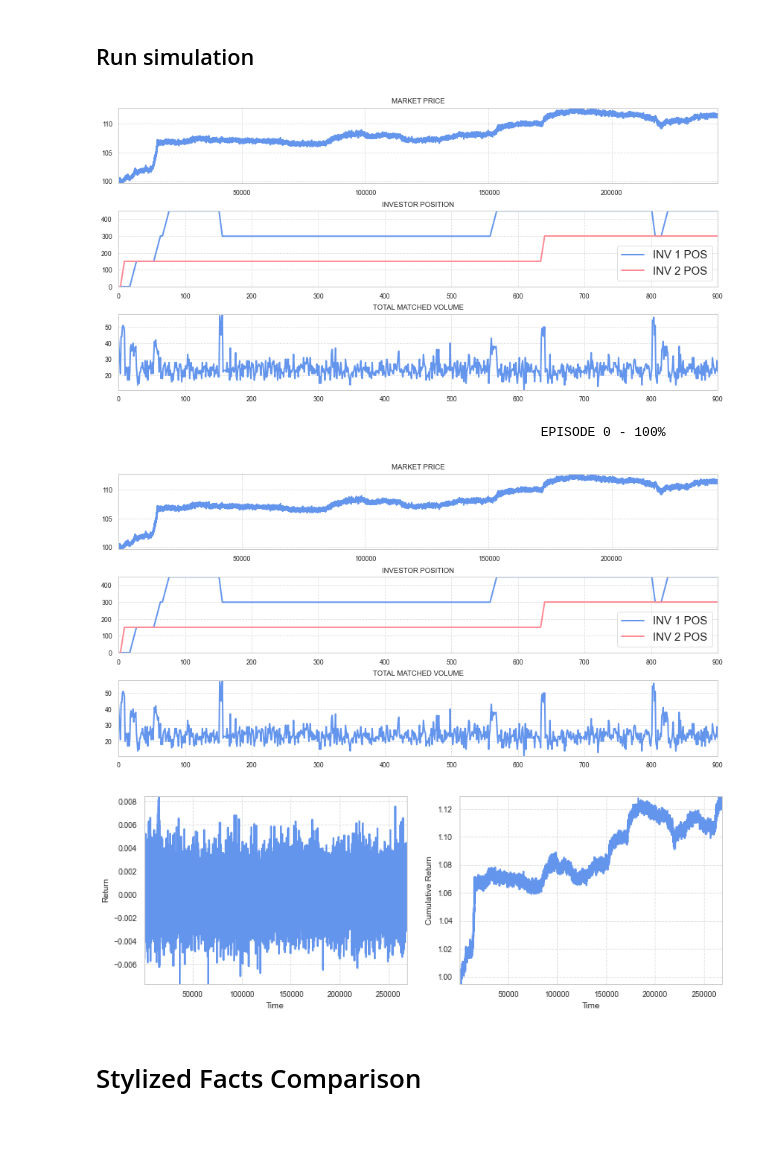
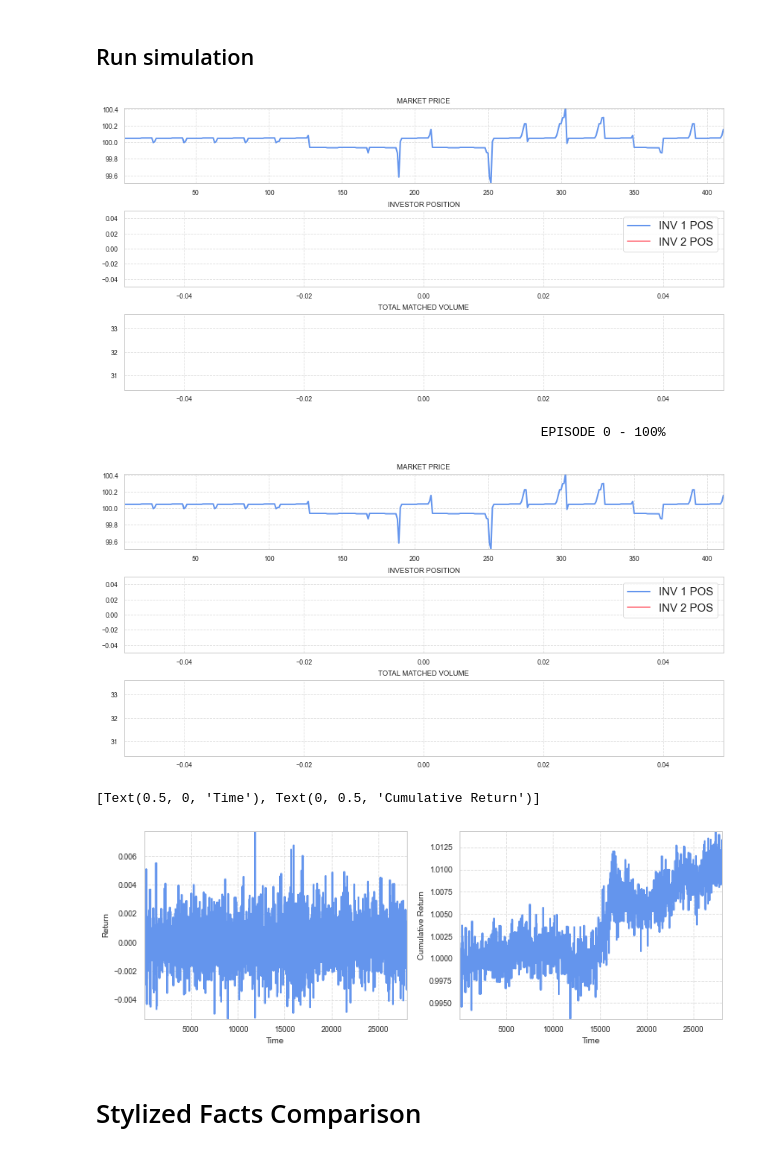
Before and after one commit to victoremil1996/rl_for_trading, a Jupyter notebook: notebooks/market_simulation_main.ipynb, the cells around one changed output. Cells and saved outputs as stored; diff of their text form; code cells hidden in the pictures.

```diff
--- a/notebooks/market_simulation_main.ipynb
+++ b/notebooks/market_simulation_main.ipynb
@@ -139,7 +139,7 @@ for j in range(n_agents):
 # %% [markdown]
 ## Run simulation
 # %%
-time_periods = 1000
+time_periods = 100
 n_episodes = 1
 rl_profit = []
 market_prices = []
@@ -263,36 +263,36 @@ for episode in range(n_episodes):
             all_stacked_returns = np.hstack((all_stacked_returns, returns.values.flatten()))
             # stack autocorrels
             #temp_auto_returns = pd.plotting.autocorrelation_plot(returns, ax = ax1).get_yticks()
             #print("1", autocorrel_returns)
             #print("2", temp_auto_returns)
             #autocorrel_returns = np.vstack((autocorrel_returns, temp_auto_returns))
             #temp_auto_absreturns = pd.plotting.autocorrelation_plot(np.abs(returns[1:]), ax = ax1).get_yticks()
             #autocorrel_absreturns = np.vstack((autocorrel_absreturns, temp_auto_absreturns))
        # ax1.cla()
 
 
 
 mm_volumes[1:] = mm_volumes[1:] - mm_volumes[:-1]
 random_volumes[1:] = random_volumes[1:] - random_volumes[:-1]
 investor_volumes[1:] = investor_volumes[1:] - investor_volumes[:-1]
 trend_volumes[1:] = trend_volumes[1:] - trend_volumes[:-1]
 total_volumes = mm_volumes + investor_volumes + trend_volumes + random_volumes
 
 mm_volumes = mm_volumes / total_volumes
 investor_volumes = investor_volumes / total_volumes
 trend_volumes = trend_volumes / total_volumes
 random_volumes = random_volumes / total_volumes
 
 stacked_volumes = np.vstack((random_volumes, investor_volumes, trend_volumes, mm_volumes))
 stacked_pnls = np.vstack((random_pnls, investor_pnls, trend_pnls, mm_pnls))
 time_points = np.linspace(save_count, time_periods, int(time_periods / save_count))
 
 #save_state_space
 #agents[n_agents - 1].save_state_space()
 # %% [output]
-[figure, old version]
+[figure, new version]
                                                          EPISODE 0 - 100%
-[figure, old version]
+[figure, new version]
 # %%
 #mp = pd.DataFrame(market_prices[100:])
 mp = pd.DataFrame(atps)
@@ -307,9 +307,10 @@ ax[0].set(ylabel = "Return", xlabel = "Time")
 ax[1].plot(cum_ret)
 ax[1].set(xlabel = "Time", ylabel = "Cumulative Return")
 
-plt.savefig("plots/returns_cumreturns_4.png")
+#plt.savefig("plots/returns_cumreturns_4.png")
 # %% [output]
+[Text(0.5, 0, 'Time'), Text(0, 0.5, 'Cumulative Return')]
-[figure, old version]
+[figure, new version]
 # %% [markdown]
 # Stylized Facts Comparison
 # %% [markdown]
```
Also changed, not shown: parts of 11 cells of this notebook, 1 other file.
